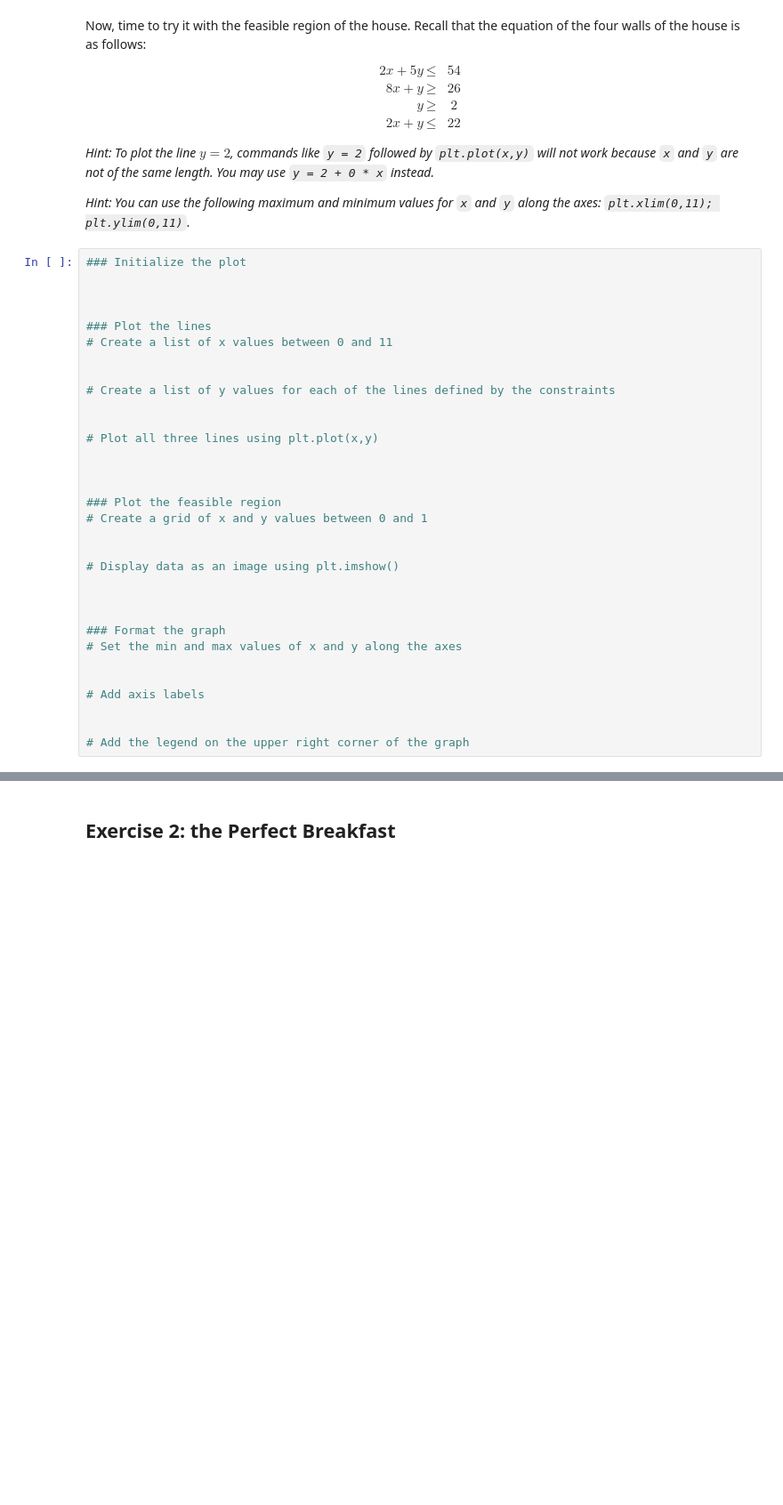
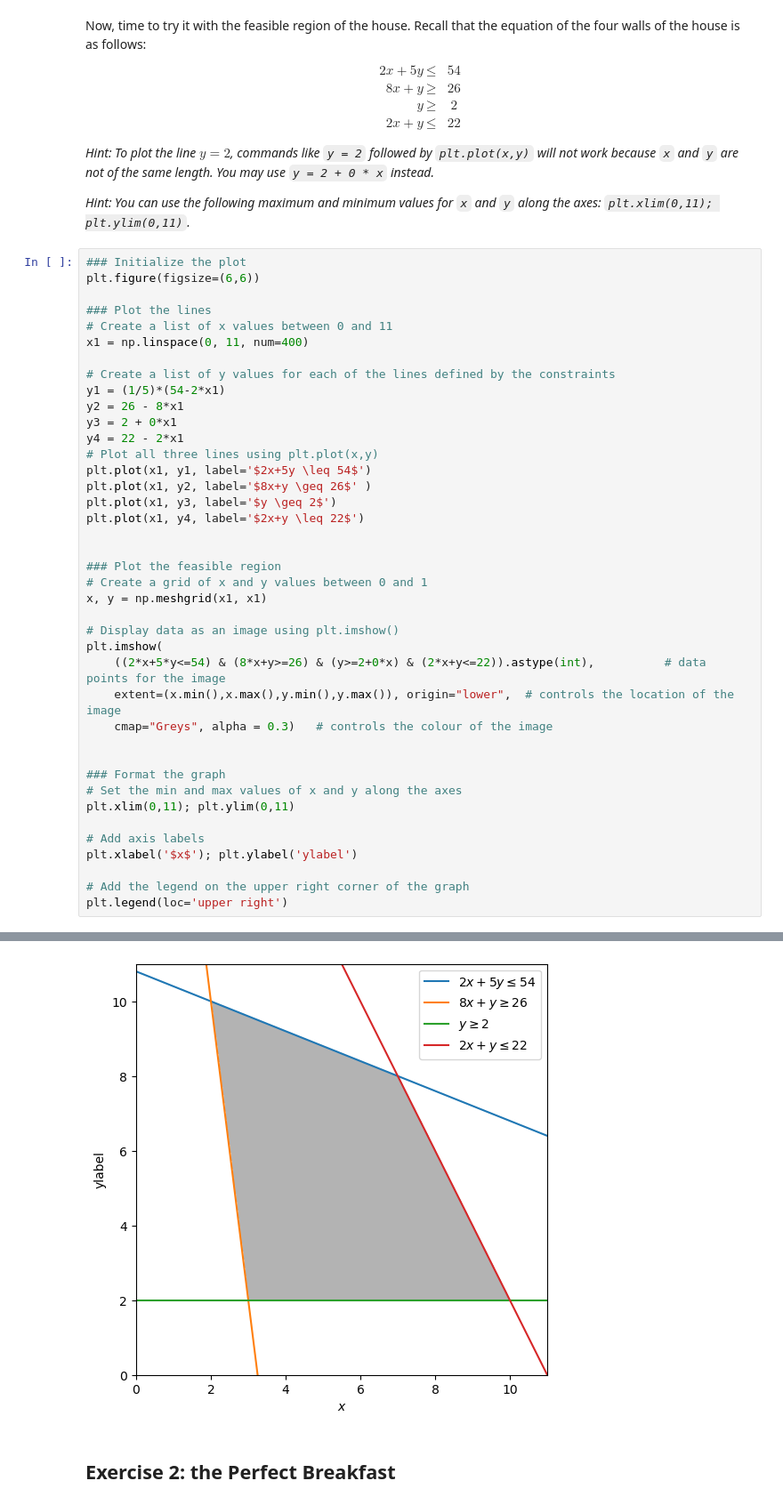
Before and after one commit to YongYong01/itmo, a Jupyter notebook: jupyter/02_exercise_LP.ipynb, the cells around one changed output, grey strips where cells are left out. Shown at 89% size. Drawn from its saved outputs; the diff is of its cells as text; blank space fills up the shorter version.

```diff
--- a/jupyter/02_exercise_LP.ipynb
+++ b/jupyter/02_exercise_LP.ipynb
@@ -167,33 +187,42 @@ $$
 *Hint: You can use the following maximum and minimum values for `x` and `y` along the axes: `plt.xlim(0,11); plt.ylim(0,11)`.*
 # %%
 ### Initialize the plot
-
-
+plt.figure(figsize=(6,6))
 
 ### Plot the lines
 # Create a list of x values between 0 and 11
-
+x1 = np.linspace(0, 11, num=400)
 
 # Create a list of y values for each of the lines defined by the constraints
-
-
+y1 = (1/5)*(54-2*x1)
+y2 = 26 - 8*x1
+y3 = 2 + 0*x1
+y4 = 22 - 2*x1
 # Plot all three lines using plt.plot(x,y)
-
+plt.plot(x1, y1, label='$2x+5y \leq 54$')
+plt.plot(x1, y2, label='$8x+y \geq 26$' )
+plt.plot(x1, y3, label='$y \geq 2$')
+plt.plot(x1, y4, label='$2x+y \leq 22$')
 
 
 ### Plot the feasible region
 # Create a grid of x and y values between 0 and 1
-
+x, y = np.meshgrid(x1, x1)
 
 # Display data as an image using plt.imshow()
-
+plt.imshow(
+    ((2*x+5*y<=54) & (8*x+y>=26) & (y>=2+0*x) & (2*x+y<=22)).astype(int),          # data points for the image
+    extent=(x.min(),x.max(),y.min(),y.max()), origin="lower",  # controls the location of the image
+    cmap="Greys", alpha = 0.3)   # controls the colour of the image
 
 
 ### Format the graph
 # Set the min and max values of x and y along the axes
-
+plt.xlim(0,11); plt.ylim(0,11)
 
 # Add axis labels
-
+plt.xlabel('$x$'); plt.ylabel('ylabel')
 
 # Add the legend on the upper right corner of the graph
+plt.legend(loc='upper right')
+# %% [output]
@@ -200,3 +230,4 @@ $$
+[figure, added]
 # %% [markdown]
 ## Exercise 2: the Perfect Breakfast
 # %% [markdown]
```
Also changed, not shown: parts of 11 cells of this notebook, 1 other file.
